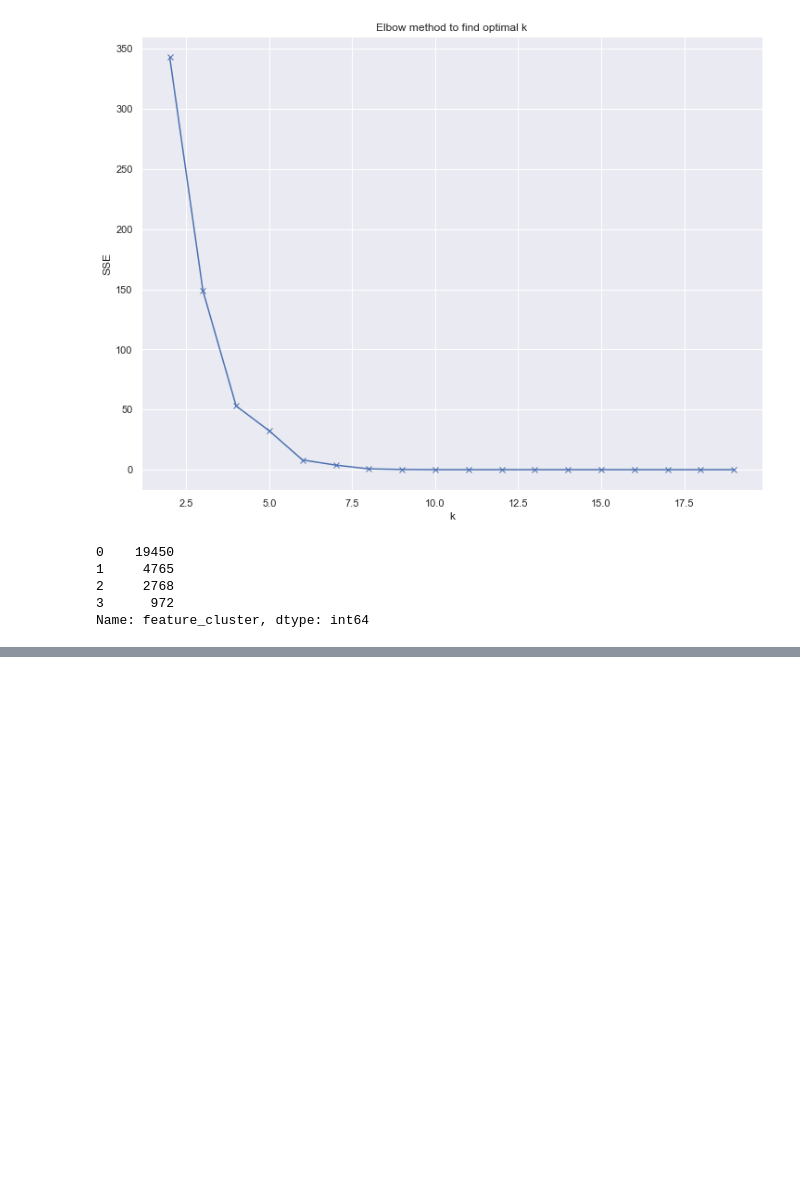
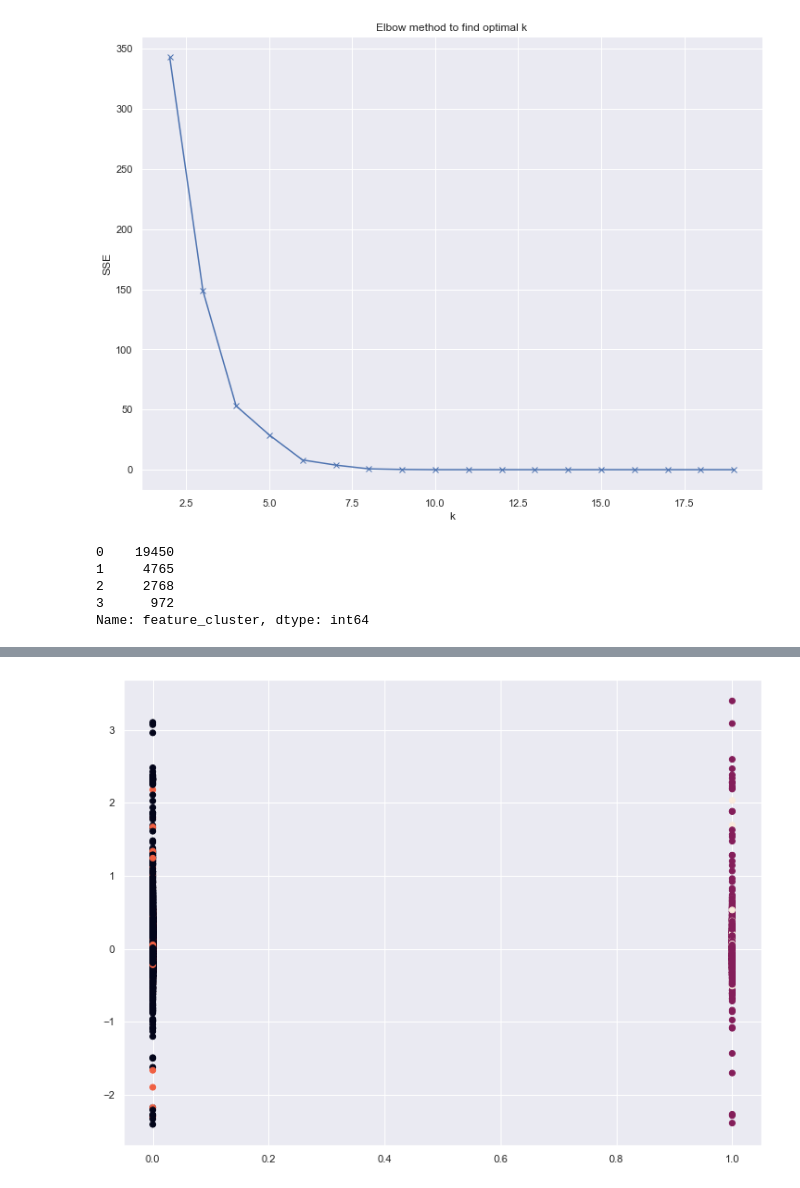
Before and after one commit to dlmitc3/Zillow_Clustering_Project-, a Jupyter notebook: zillow_explore.ipynb, the cells around one changed output, grey strips where cells are left out. Cells and saved outputs as stored; diff of their text form; code cells hidden in the pictures; blank space fills up the shorter version.

```diff
--- a/zillow_explore.ipynb
+++ b/zillow_explore.ipynb
@@ -475,0 +469,5 @@ plt.show()
+# %%
+plt.scatter(X_train.poolcnt, y_train.error, c=X_train.feature_cluster)
+plt.show()
+# %% [output]
+[figure, added]
```
Also changed, not shown: parts of 23 cells of this notebook.
